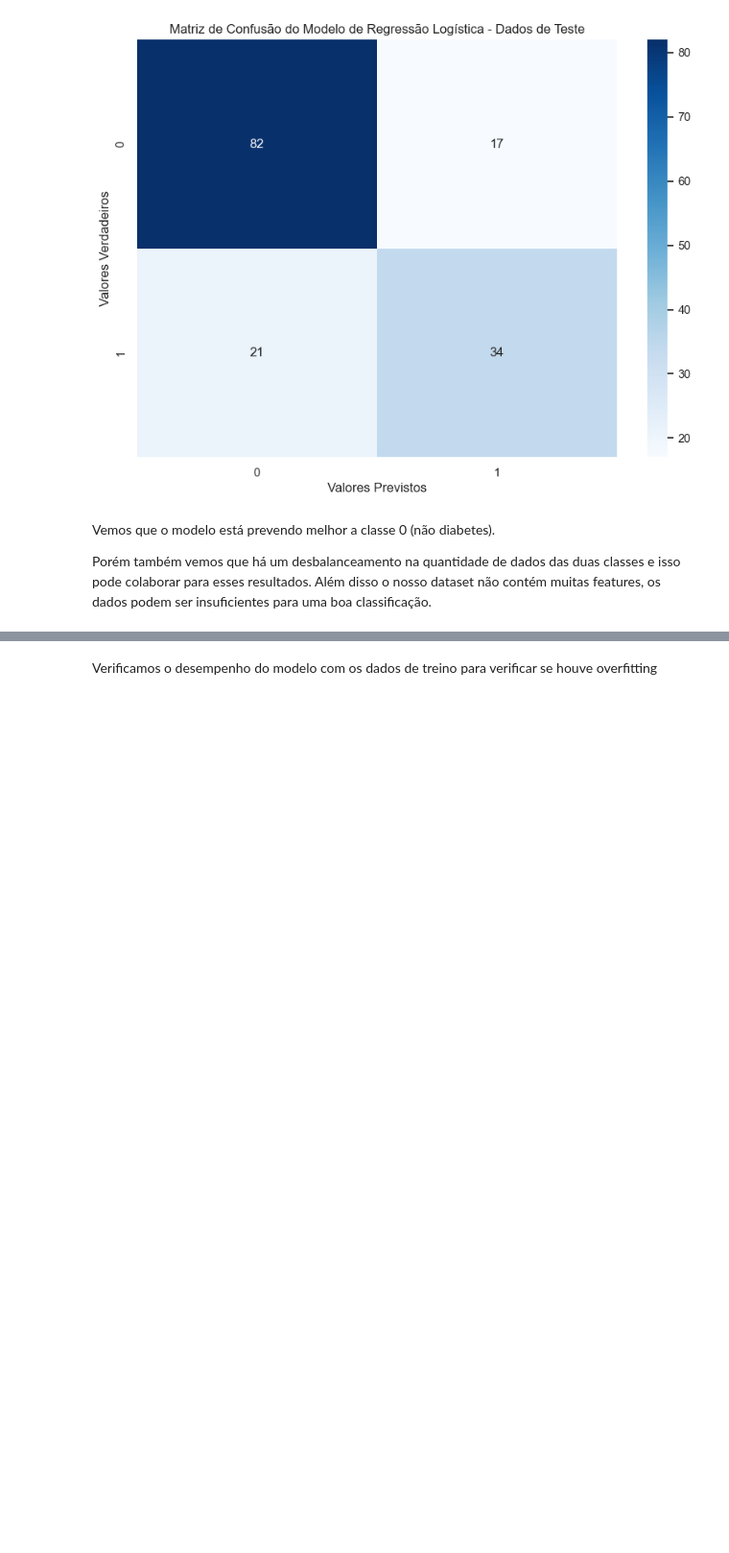
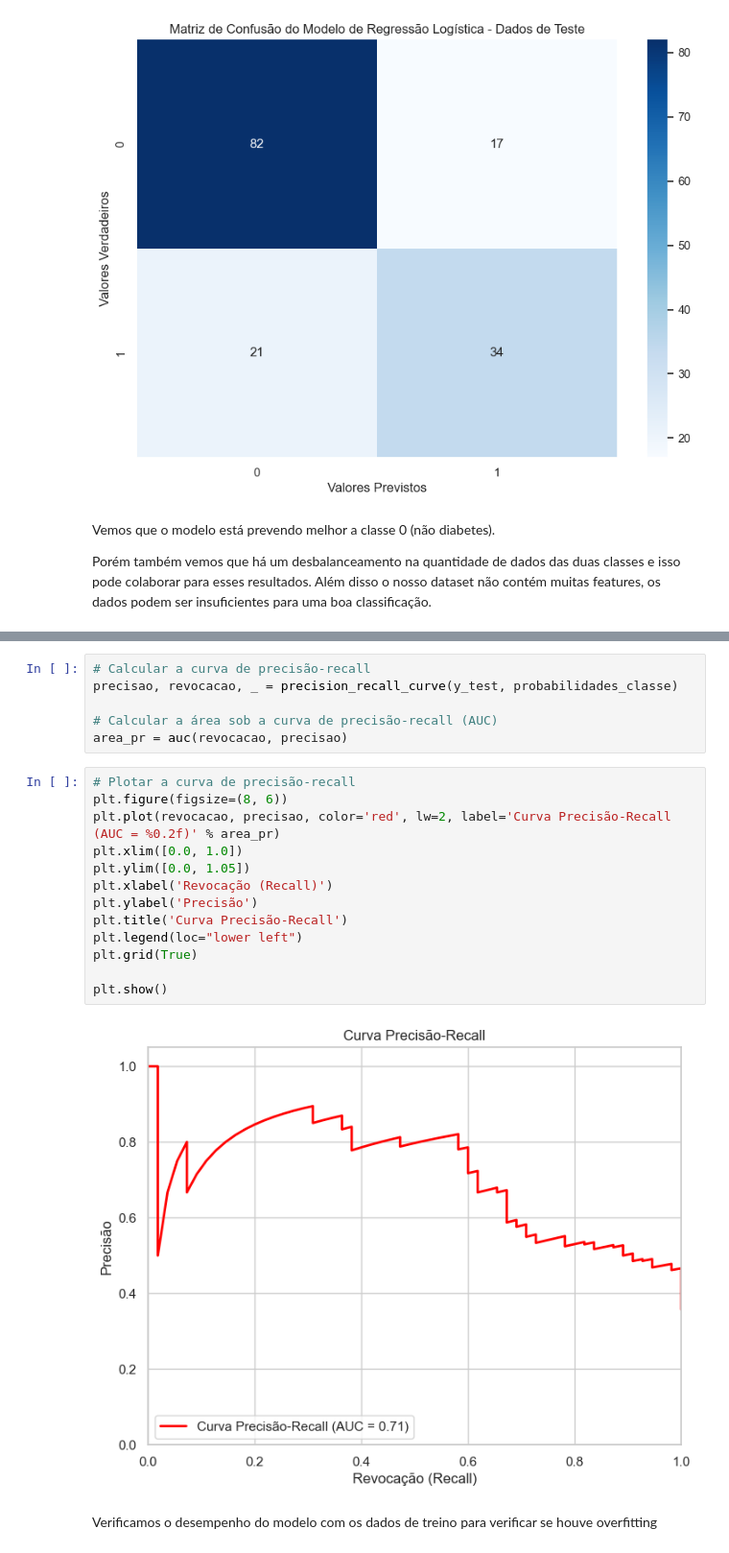
Before and after one commit to HannaCarla/machine-learning-classes, a Jupyter notebook: Aula1 - Intro_ML/diabetes_prediction.ipynb, the cells around one changed output, grey strips where cells are left out. Shown at 96% size. Cells and saved outputs as stored; diff of their text form; blank space fills up the shorter version.

```diff
--- a/Aula1 - Intro_ML/diabetes_prediction.ipynb
+++ b/Aula1 - Intro_ML/diabetes_prediction.ipynb
@@ -363,3 +392,24 @@ Além disso o nosso dataset não contém muitas features, os dados podem ser ins
+# %%
+# Calcular a curva de precisão-recall
+precisao, revocacao, _ = precision_recall_curve(y_test, probabilidades_classe)
+
+# Calcular a área sob a curva de precisão-recall (AUC)
+area_pr = auc(revocacao, precisao)
+# %%
+# Plotar a curva de precisão-recall
+plt.figure(figsize=(8, 6))
+plt.plot(revocacao, precisao, color='red', lw=2, label='Curva Precisão-Recall (AUC = %0.2f)' % area_pr)
+plt.xlim([0.0, 1.0])
+plt.ylim([0.0, 1.05])
+plt.xlabel('Revocação (Recall)')
+plt.ylabel('Precisão')
+plt.title('Curva Precisão-Recall')
+plt.legend(loc="lower left")
+plt.grid(True)
+
+plt.show()
+# %% [output]
+[figure, added]
 # %% [markdown]
 Verificamos o desempenho do modelo com os dados de treino para verificar se houve overfitting
 # %%
```
Also changed, not shown: parts of 13 cells of this notebook.
